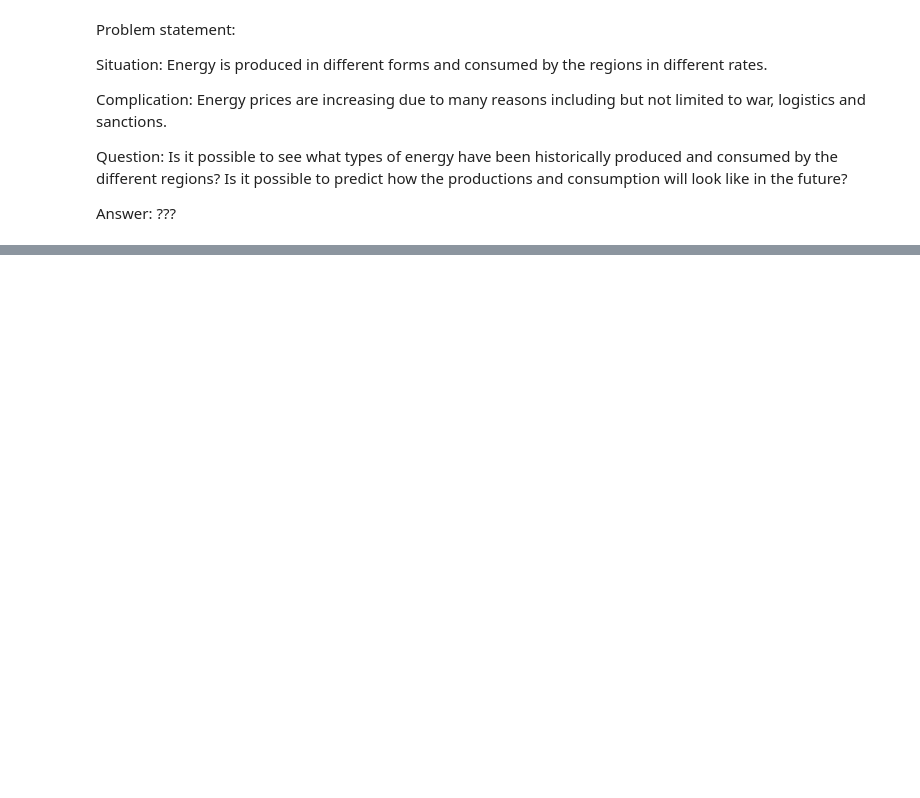
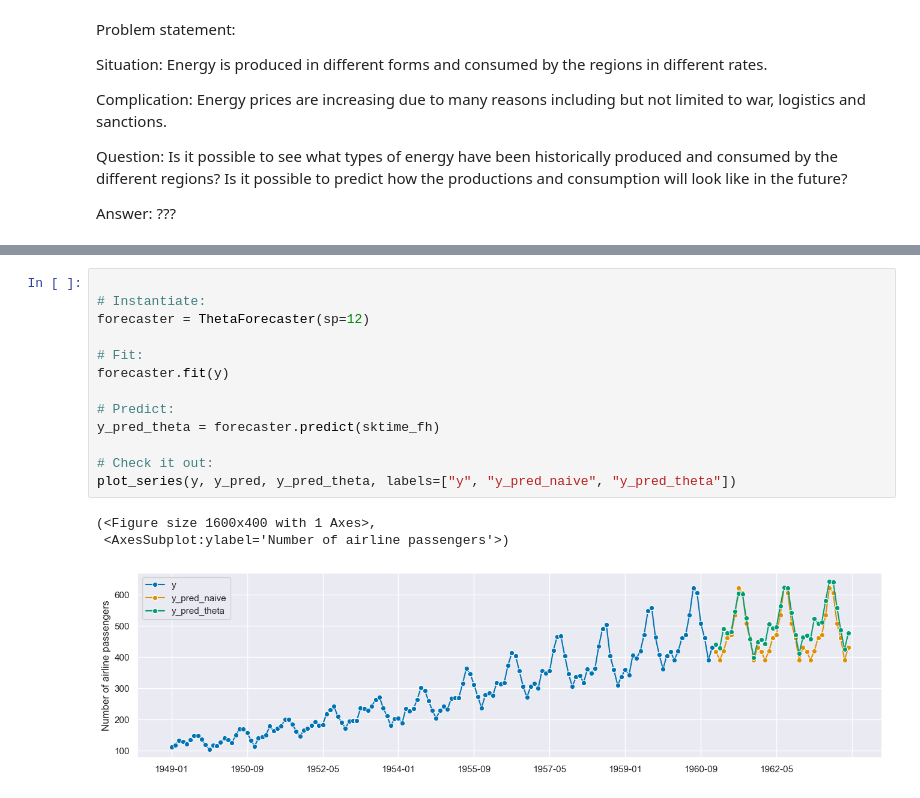
Before and after one commit to mnikolop/case3-swedish-energy, a Jupyter notebook: code/5-forecasting.ipynb, the cells around one changed output, grey strips where cells are left out. Drawn from its saved outputs; the diff is of its cells as text; blank space fills up the shorter version.

```diff
--- a/code/5-forecasting.ipynb
+++ b/code/5-forecasting.ipynb
@@ -121,0 +220,17 @@ energidata.ar = pd.to_datetime(energidata.ar, format='%Y-%m-%d').dt.year
+# %%
+
+# Instantiate:
+forecaster = ThetaForecaster(sp=12)
+
+# Fit:
+forecaster.fit(y)
+
+# Predict:
+y_pred_theta = forecaster.predict(sktime_fh)
+
+# Check it out:
+plot_series(y, y_pred, y_pred_theta, labels=["y", "y_pred_naive", "y_pred_theta"])
+# %% [output]
+(<Figure size 1600x400 with 1 Axes>,
+ <AxesSubplot:ylabel='Number of airline passengers'>)
+[figure, added]
```
Also changed, not shown: parts of 13 cells of this notebook, 1 other file.
